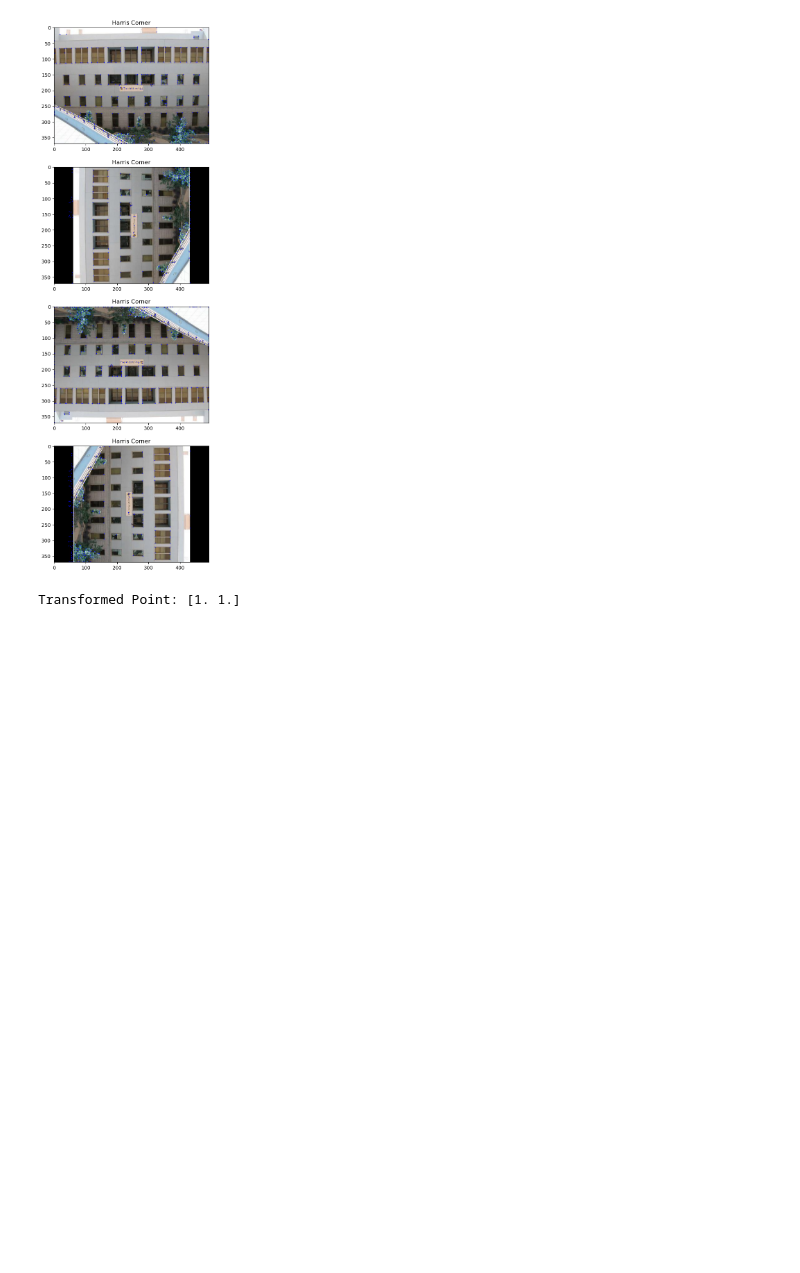
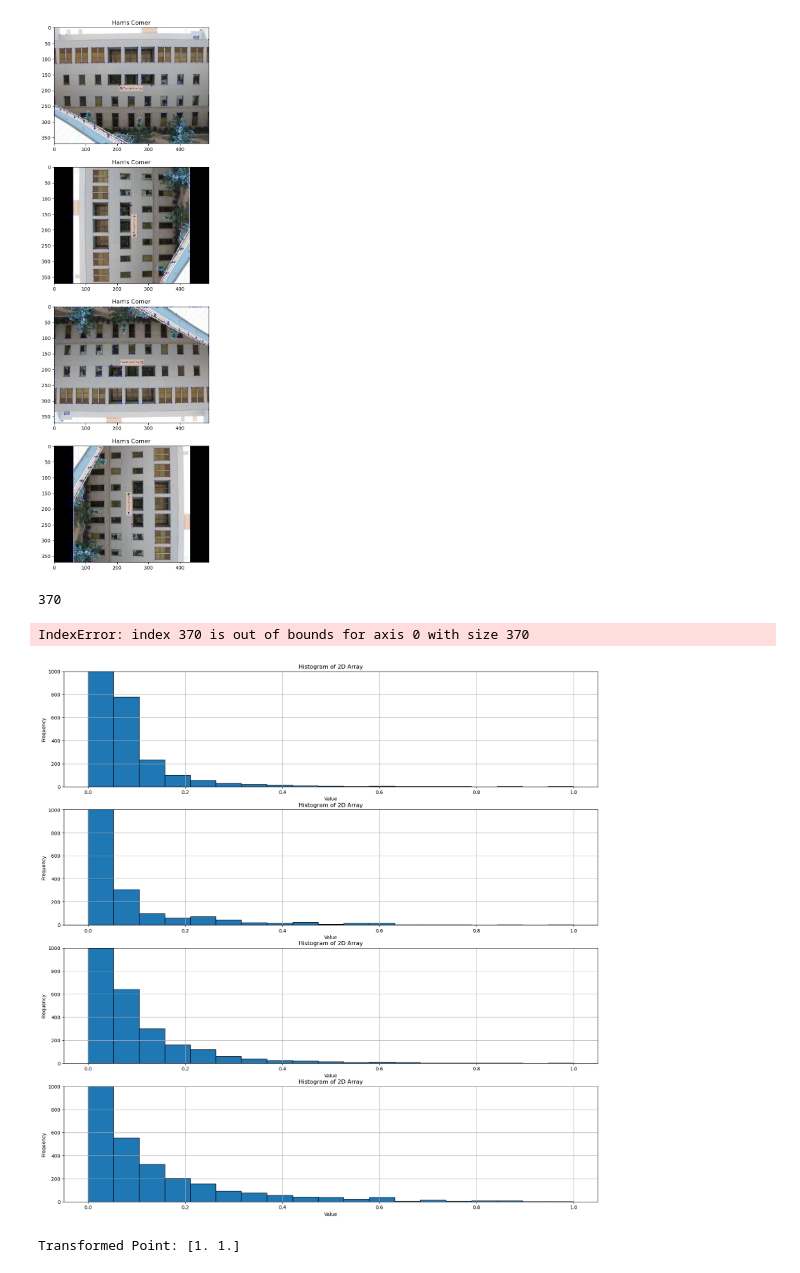
Before and after one commit to entermene/cvass2, a Jupyter notebook: CLab2_Task2.ipynb, the cells around one changed output. Saved outputs shown, nothing was run; the diff lists cells and outputs as text; code cells hidden in the pictures; blank space fills up the shorter version.

```diff
--- a/CLab2_Task2.ipynb
+++ b/CLab2_Task2.ipynb
@@ -344,0 +339,24 @@ plt.imshow()
+# %%
+# compare the 4 images
+# R1_final=non_maximum_suppression(R1,7)
+bw=plt.imread("img1.jpg")
+height=bw.shape[0]
+width=bw.shape[1]
+print(height)
+comparison=bw.copy()
+
+# comparison=np.zeros((height,width))
+for x in range(height):
+    for y in range(width):
+        if R1_final[x, y] != 0:
+            cv2.circle(comparison, (y, x), 1, (0, 0, 255), -1)
+        if R3_final[height-x-1, y] != 0:
+            cv2.circle(comparison, (y, x), 1, (0, 255, 0), -1)
+        if ((int(height/2+y-width/2)<370)&(int(height/2+y-width/2)>0)&(R2_final[int(height/2+y-width/2),int(width/2-x+height/2)]!=0)) :
+            cv2.circle(comparison, (y, x), 1, (255, 0, 0), -1)
+
+
+plt.imshow(comparison,cmap='gray')
+# %% [output]
+370
+IndexError: index 370 is out of bounds for axis 0 with size 370
@@ -345,3 +372,59 @@ plt.imshow()
+# %%
+# plt.imshow(R1,cmap='gray')
+
+plt.figure(figsize=(20, 20))
+
+plt.subplot(4, 1, 1)
+# 展平成一维数组
+array_1d = R1.flatten()
+# 绘制直方图
+plt.hist(array_1d,bins=np.linspace(0, 1, num=20), edgecolor='black')  # 使用10个bin来表示0到9的整数
+# 设置y轴的显示范围
+plt.ylim(0, 1000)  # 设置y轴显示范围为0到12
+plt.xlabel('Value')
+plt.ylabel('Frequency')
+plt.title('Histogram of 2D Array')
+plt.grid(True)
+
+plt.subplot(4, 1, 2)
+# 展平成一维数组
+array_1d = R2.flatten()
+# 绘制直方图
+plt.hist(array_1d,bins=np.linspace(0, 1, num=20), edgecolor='black')  # 使用10个bin来表示0到9的整数
+# 设置y轴的显示范围
+plt.ylim(0, 1000)  # 设置y轴显示范围为0到12
+plt.xlabel('Value')
+plt.ylabel('Frequency')
+plt.title('Histogram of 2D Array')
+plt.grid(True)
+
+plt.subplot(4, 1, 3)
+# 展平成一维数组
+array_1d = R3.flatten()
+# 绘制直方图
+plt.hist(array_1d,bins=np.linspace(0, 1, num=20), edgecolor='black')  # 使用10个bin来表示0到9的整数
+# 设置y轴的显示范围
+plt.ylim(0, 1000)  # 设置y轴显示范围为0到12
+plt.xlabel('Value')
+plt.ylabel('Frequency')
+plt.title('Histogram of 2D Array')
+plt.grid(True)
+
+plt.subplot(4, 1, 4)
+# 展平成一维数组
+array_1d = R4.flatten()
+# 绘制直方图
+plt.hist(array_1d,bins=np.linspace(0, 1, num=20), edgecolor='black')  # 使用10个bin来表示0到9的整数
+# 设置y轴的显示范围
+plt.ylim(0, 1000)  # 设置y轴显示范围为0到12
+plt.xlabel('Value')
+plt.ylabel('Frequency')
+plt.title('Histogram of 2D Array')
+plt.grid(True)
+
+plt.show()
+# %% [output]
+[figure, added]
 # %%
 #one way from ChatGPT
 
```
Also changed, not shown: parts of 4 cells of this notebook, 4 other files.
